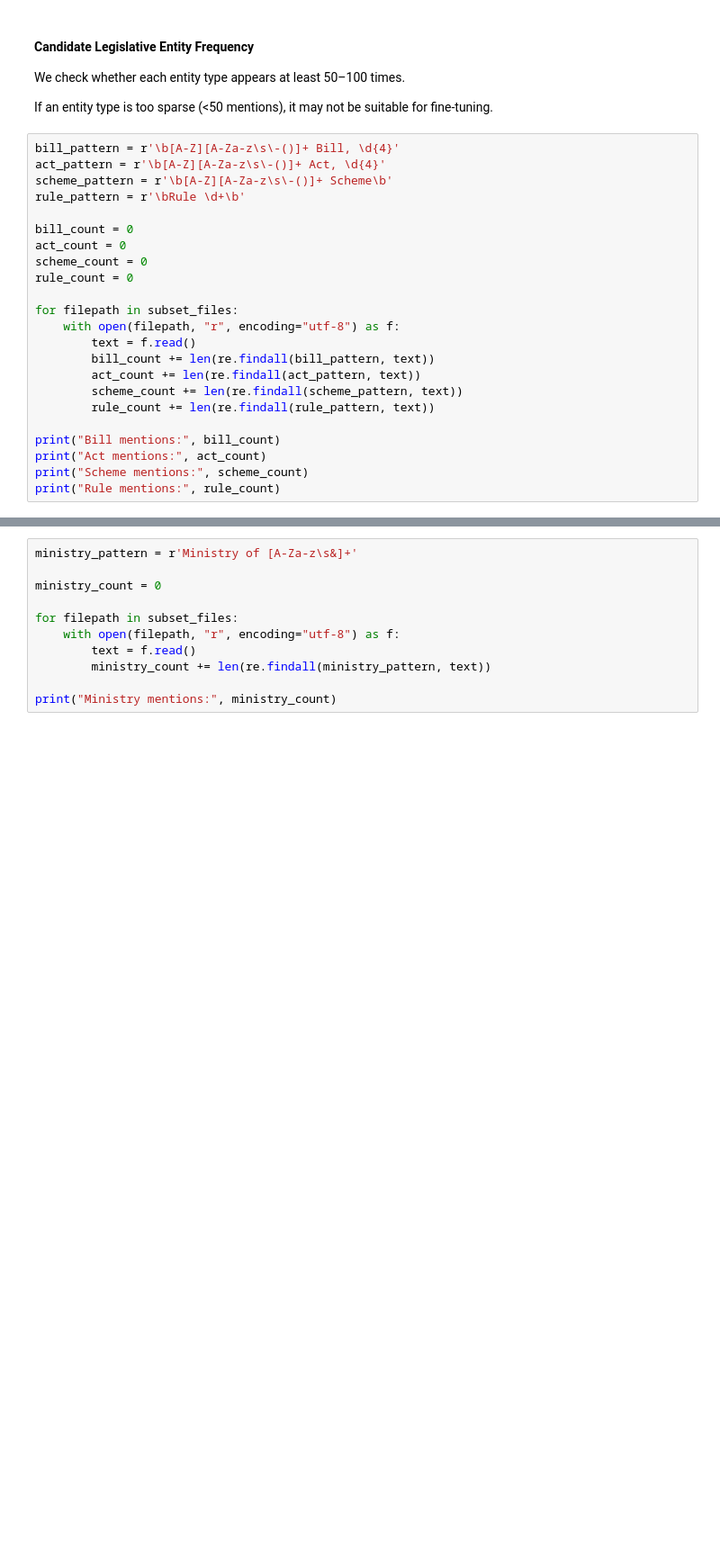
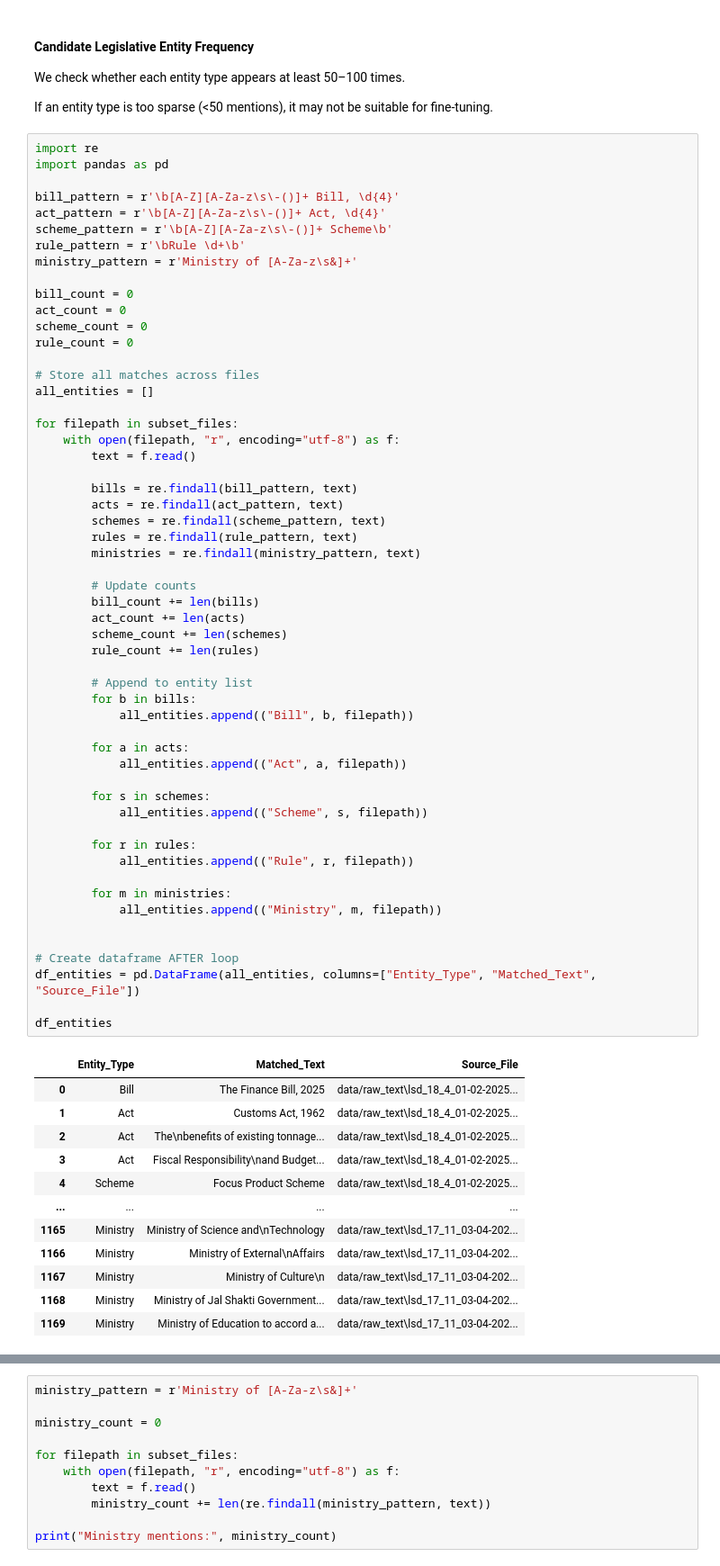
Before and after one commit to roshnipai05/NER, a Jupyter notebook: EDA.ipynb, the cells around one changed output, grey strips where cells are left out. Shown at 90% size. Saved outputs shown, nothing was run; the diff lists cells and outputs as text; blank space fills up the shorter version.

```diff
--- a/EDA.ipynb
+++ b/EDA.ipynb
@@ -100,26 +100,70 @@ We check whether each entity type appears at least 50–100 times.
 If an entity type is too sparse (<50 mentions),
 it may not be suitable for fine-tuning.
 # %%
+import re
+import pandas as pd
+
 bill_pattern = r'\b[A-Z][A-Za-z\s\-()]+ Bill, \d{4}'
 act_pattern = r'\b[A-Z][A-Za-z\s\-()]+ Act, \d{4}'
 scheme_pattern = r'\b[A-Z][A-Za-z\s\-()]+ Scheme\b'
 rule_pattern = r'\bRule \d+\b'
+ministry_pattern = r'Ministry of [A-Za-z\s&]+'
 
 bill_count = 0
 act_count = 0
 scheme_count = 0
 rule_count = 0
 
+# Store all matches across files
+all_entities = []
+
 for filepath in subset_files:
     with open(filepath, "r", encoding="utf-8") as f:
         text = f.read()
-        bill_count += len(re.findall(bill_pattern, text))
-        act_count += len(re.findall(act_pattern, text))
-        scheme_count += len(re.findall(scheme_pattern, text))
-        rule_count += len(re.findall(rule_pattern, text))
 
-print("Bill mentions:", bill_count)
-print("Act mentions:", act_count)
-print("Scheme mentions:", scheme_count)
-print("Rule mentions:", rule_count)
+        bills = re.findall(bill_pattern, text)
+        acts = re.findall(act_pattern, text)
+        schemes = re.findall(scheme_pattern, text)
+        rules = re.findall(rule_pattern, text)
+        ministries = re.findall(ministry_pattern, text)
+
+        # Update counts
+        bill_count += len(bills)
+        act_count += len(acts)
+        scheme_count += len(schemes)
+        rule_count += len(rules)
+
+        # Append to entity list
+        for b in bills:
+            all_entities.append(("Bill", b, filepath))
+
+        for a in acts:
+            all_entities.append(("Act", a, filepath))
+
+        for s in schemes:
+            all_entities.append(("Scheme", s, filepath))
+
+        for r in rules:
+            all_entities.append(("Rule", r, filepath))
+
+        for m in ministries:
+            all_entities.append(("Ministry", m, filepath))
+
+
+# Create dataframe AFTER loop
+df_entities = pd.DataFrame(all_entities, columns=["Entity_Type", "Matched_Text", "Source_File"])
+
+df_entities
 # %% [output]
+|  | Entity_Type | Matched_Text | Source_File |
+| 0 | Bill | The Finance Bill, 2025 | data/raw_text\lsd_18_4_01-02-2025... |
+| 1 | Act | Customs Act, 1962 | data/raw_text\lsd_18_4_01-02-2025... |
+| 2 | Act | The\nbenefits of existing tonnage... | data/raw_text\lsd_18_4_01-02-2025... |
+| 3 | Act | Fiscal Responsibility\nand Budget... | data/raw_text\lsd_18_4_01-02-2025... |
+| 4 | Scheme | Focus Product Scheme | data/raw_text\lsd_18_4_01-02-2025... |
+| ... | ... | ... | ... |
+| 1165 | Ministry | Ministry of Science and\nTechnology | data/raw_text\lsd_17_11_03-04-202... |
+| 1166 | Ministry | Ministry of External\nAffairs | data/raw_text\lsd_17_11_03-04-202... |
+| 1167 | Ministry | Ministry of Culture\n | data/raw_text\lsd_17_11_03-04-202... |
+| 1168 | Ministry | Ministry of Jal Shakti Government... | data/raw_text\lsd_17_11_03-04-202... |
+| 1169 | Ministry | Ministry of Education to accord a... | data/raw_text\lsd_17_11_03-04-202... |
```
Also changed, not shown: parts of 2 cells of this notebook, 10 other files.
